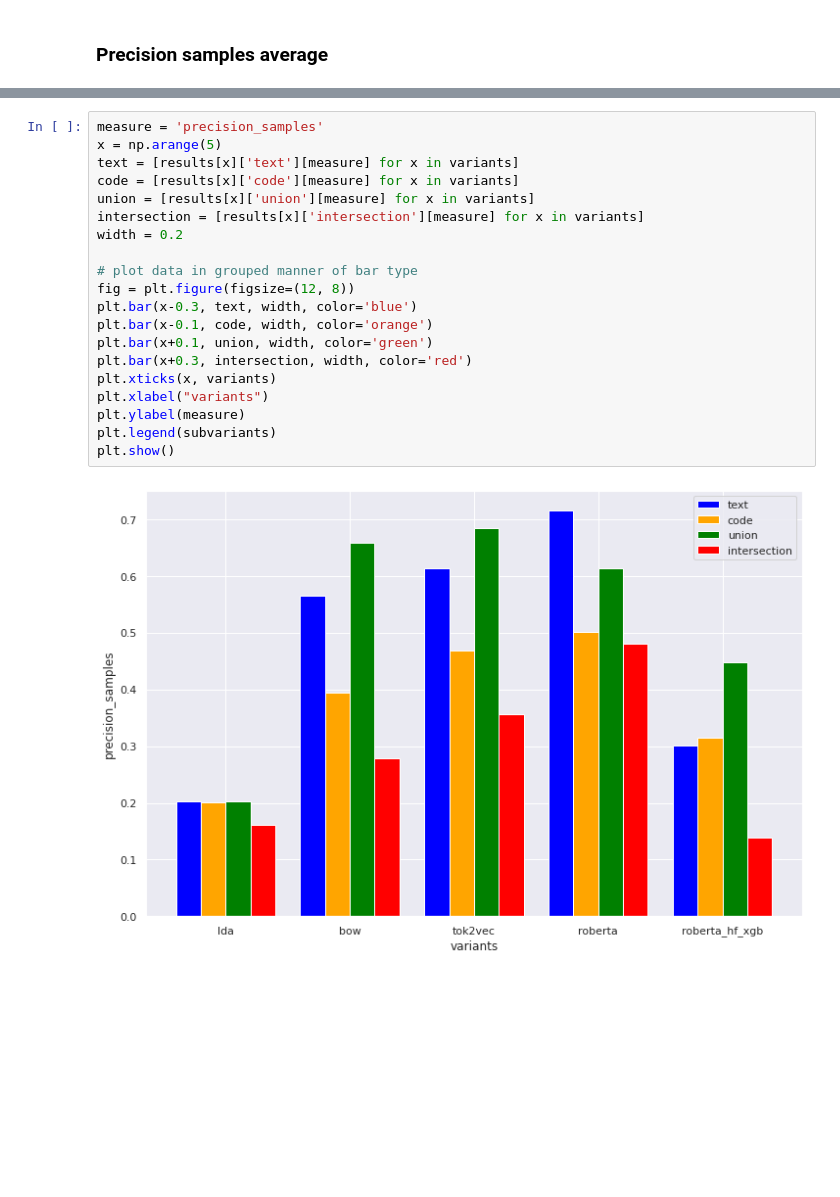
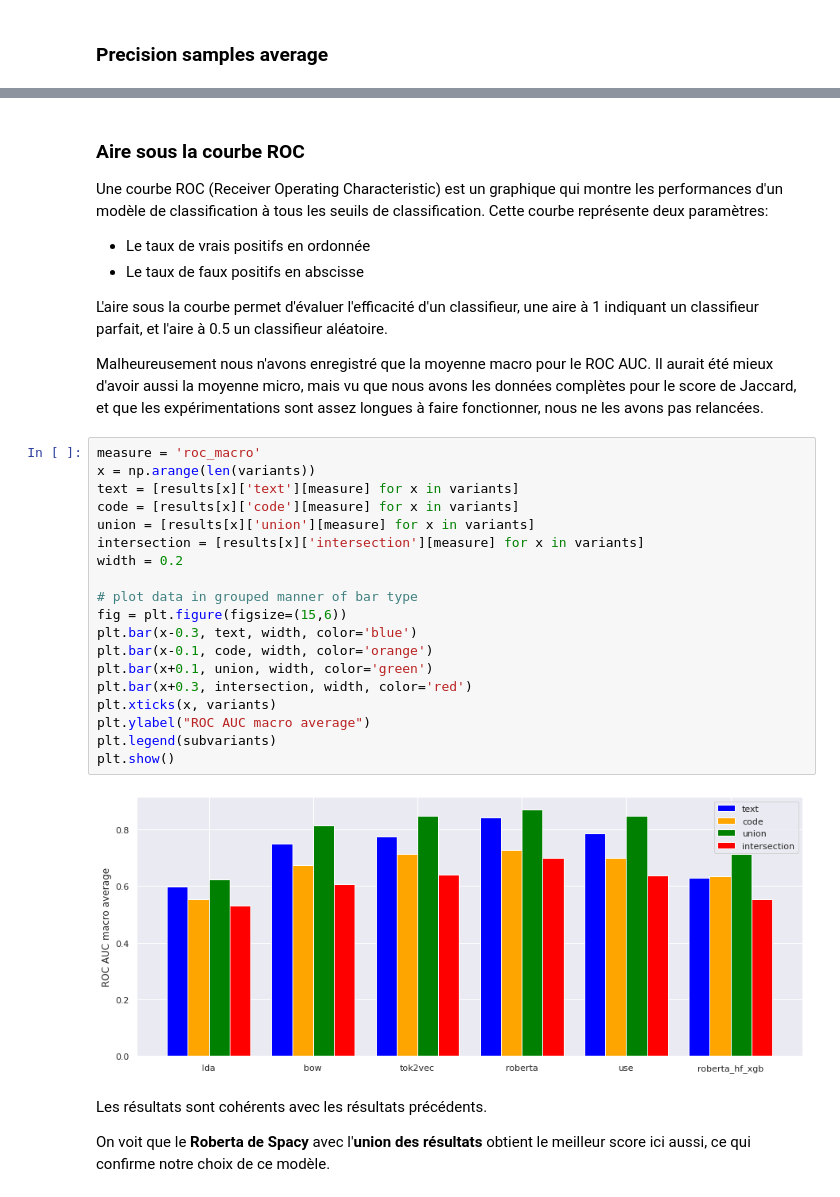
Before and after one commit to apersonnaz/OCR_IML_projet5, a Jupyter notebook: eval.ipynb, the cells around one changed output, grey strips where cells are left out. Drawn from its saved outputs; the diff is of its cells as text; blank space fills up the shorter version.

```diff
--- a/eval.ipynb
+++ b/eval.ipynb
@@ -1507,22 +1643,36 @@ plt.show()
+# %% [markdown]
+### Aire sous la courbe ROC
+
+Une courbe ROC (Receiver Operating Characteristic) est un graphique qui montre les performances d'un modèle de classification à tous les seuils de classification.
+Cette courbe représente deux paramètres:
+- Le taux de vrais positifs en ordonnée
+- Le taux de faux positifs en abscisse
+
+L'aire sous la courbe permet d'évaluer l'efficacité d'un classifieur, une aire à 1 indiquant un classifieur parfait, et l'aire à 0.5 un classifieur aléatoire.
+
+Malheureusement nous n'avons enregistré que la moyenne macro pour le ROC AUC. Il aurait été mieux d'avoir aussi la moyenne micro, mais vu que nous avons les données complètes pour le score de Jaccard, et que les expérimentations sont assez longues à faire fonctionner, nous ne les avons pas relancées.
 # %%
-measure = 'precision_samples'
-x = np.arange(5)
+measure = 'roc_macro'
+x = np.arange(len(variants))
 text = [results[x]['text'][measure] for x in variants]
 code = [results[x]['code'][measure] for x in variants]
 union = [results[x]['union'][measure] for x in variants]
 intersection = [results[x]['intersection'][measure] for x in variants]
 width = 0.2
 
 # plot data in grouped manner of bar type
-fig = plt.figure(figsize=(12, 8))
+fig = plt.figure(figsize=(15,6))
 plt.bar(x-0.3, text, width, color='blue')
 plt.bar(x-0.1, code, width, color='orange')
 plt.bar(x+0.1, union, width, color='green')
 plt.bar(x+0.3, intersection, width, color='red')
 plt.xticks(x, variants)
-plt.xlabel("variants")
-plt.ylabel(measure)
+plt.ylabel("ROC AUC macro average")
 plt.legend(subvariants)
 plt.show()
 # %% [output]
-[figure, old version]
+[figure, new version]
+# %% [markdown]
+Les résultats sont cohérents avec les résultats précédents.
+
+On voit que le **Roberta de Spacy** avec l'**union des résultats** obtient le meilleur score ici aussi, ce qui confirme notre choix de ce modèle.
```
Also changed, not shown: parts of 40 cells of this notebook.
